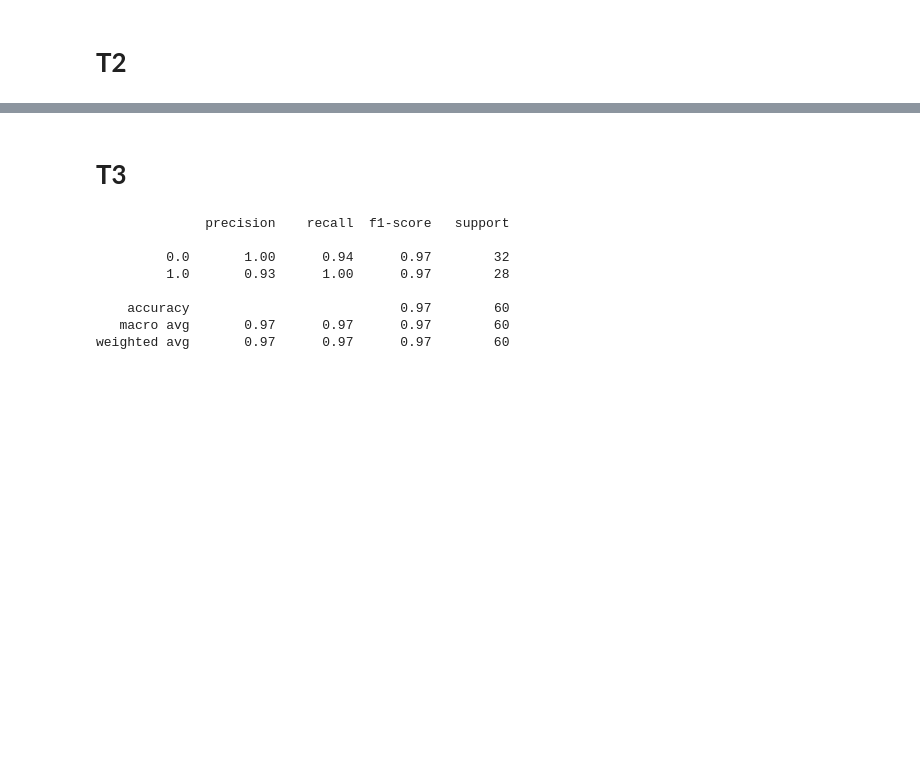
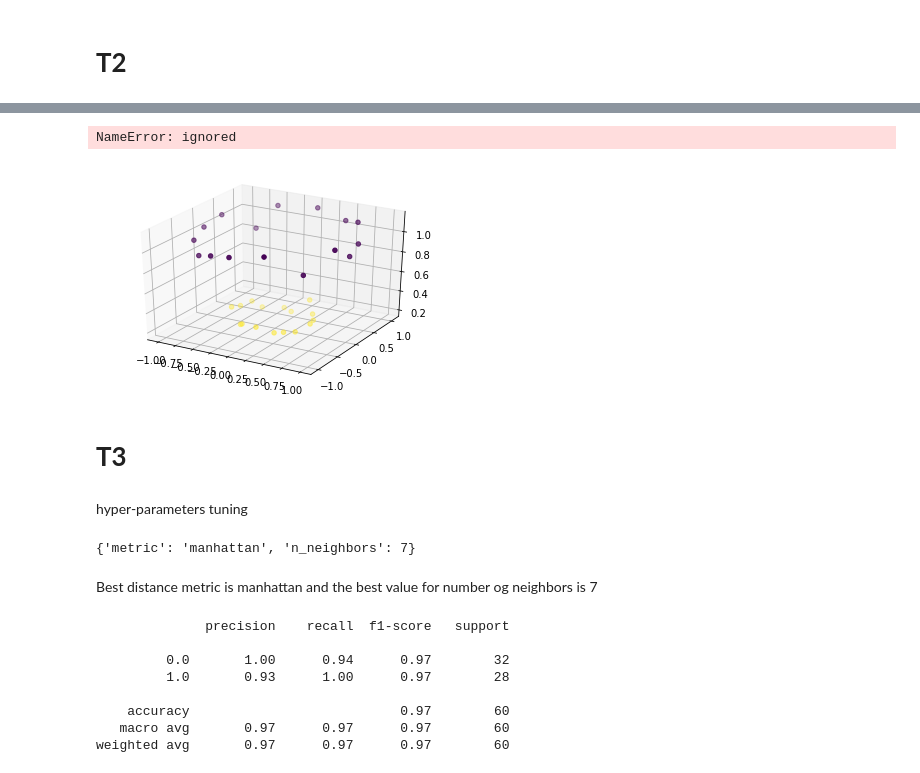
Before and after one commit to melihkurtaran/MachineLearning, a Jupyter notebook: InstanceBasedLearning/InstancebasedLearning.ipynb, the cells around one changed output, grey strips where cells are left out. Drawn from its saved outputs; the diff is of its cells as text; code cells hidden in the pictures; blank space fills up the shorter version.

```diff
--- a/InstanceBasedLearning/InstancebasedLearning.ipynb
+++ b/InstanceBasedLearning/InstancebasedLearning.ipynb
@@ -190,0 +257,4 @@ plt.show()
+# %%
+# Load the data and labels
+X = ds2[[0,1]].values
+y = ds2[2].values
@@ -191,3 +305,37 @@ plt.show()
+# %%
+
+N = X.shape[0]
+q = -np.ones((N,1)) # not necessary
+A = y.reshape((1,N))
+b = np.zeros(1)
+G = np.identity(N)
+lb = np.zeros((N,1))
+C = 1e16
+ub = C * np.ones((N,1))
+z = cp.Variable((N,1))
+prob = cp.Problem(
+cp.Minimize(0.5*cp.quad_form(z, P)
+- cp.sum(z)),
+[G @ z >= lb, G @ z <= ub,
+A @ z == b])
+prob.solve(verbose=True, solver='SCS')
+lm = z.value
+# %% [output]
+NameError: ignored
+# %%
+# adding a new dimension to X
+X1 = X[:, 0].reshape((-1, 1))
+X2 = X[:, 1].reshape((-1, 1))
+X3 = (X1**2 + X2**2)
+X = np.hstack((X, X3))
+
+# visualize data in 3D
+fig = plt.figure()
+axes = fig.add_subplot(111, projection = '3d')
+axes.scatter(X1, X2, X1**2 + X2**2, c = y, depthshade = True)
+plt.show()
+# %% [output]
+[figure, added]
 # %% [markdown]
 # **T3**
 # %%
@@ -199 +347,17 @@ x_test = ds3te.drop(columns=[2])
 y_test = ds3te[2]
+# %% [markdown]
+ hyper-parameters tuning
+# %%
+knn = KNeighborsClassifier()
+params = [{'n_neighbors': [3,5,7,9],'metric': ['euclidean', 'manhattan','cityblock','minkowski']}]
+
+gs_knn = GridSearchCV(knn,
+                      param_grid=params,
+                      scoring='f1_weighted',
+                      cv=5)
+gs_knn.fit(X_train, y_train)
+gs_knn.best_params_
+# %% [output]
+{'metric': 'manhattan', 'n_neighbors': 7}
+# %% [markdown]
+Best distance metric is manhattan and the best value for number og neighbors is 7
```
Also changed, not shown: parts of 15 cells of this notebook.
